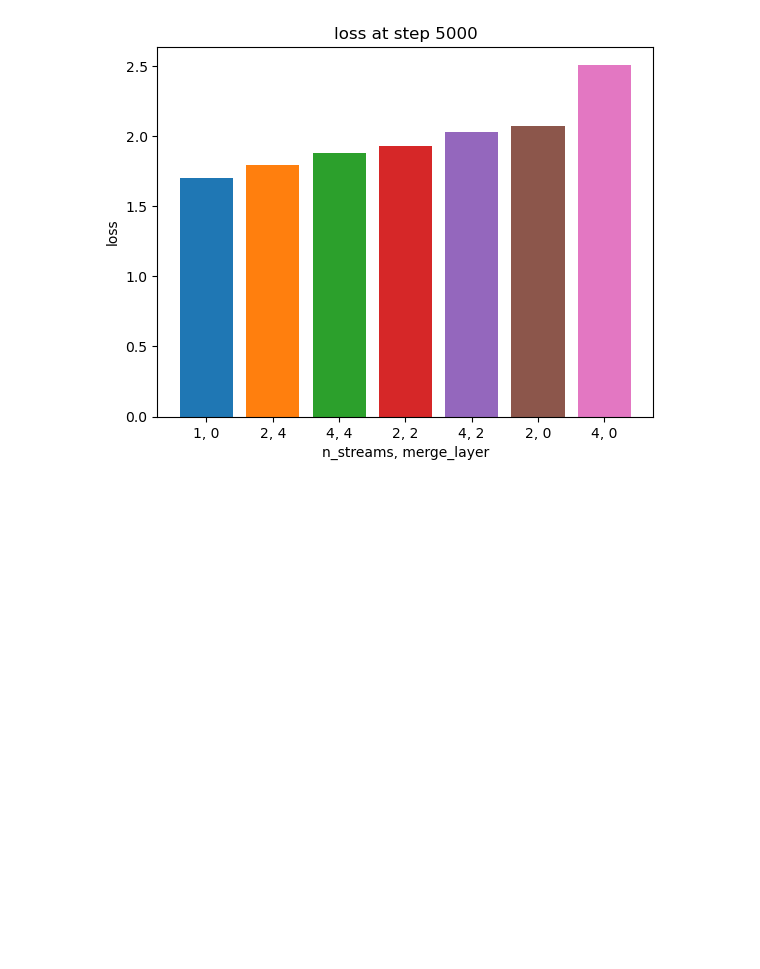
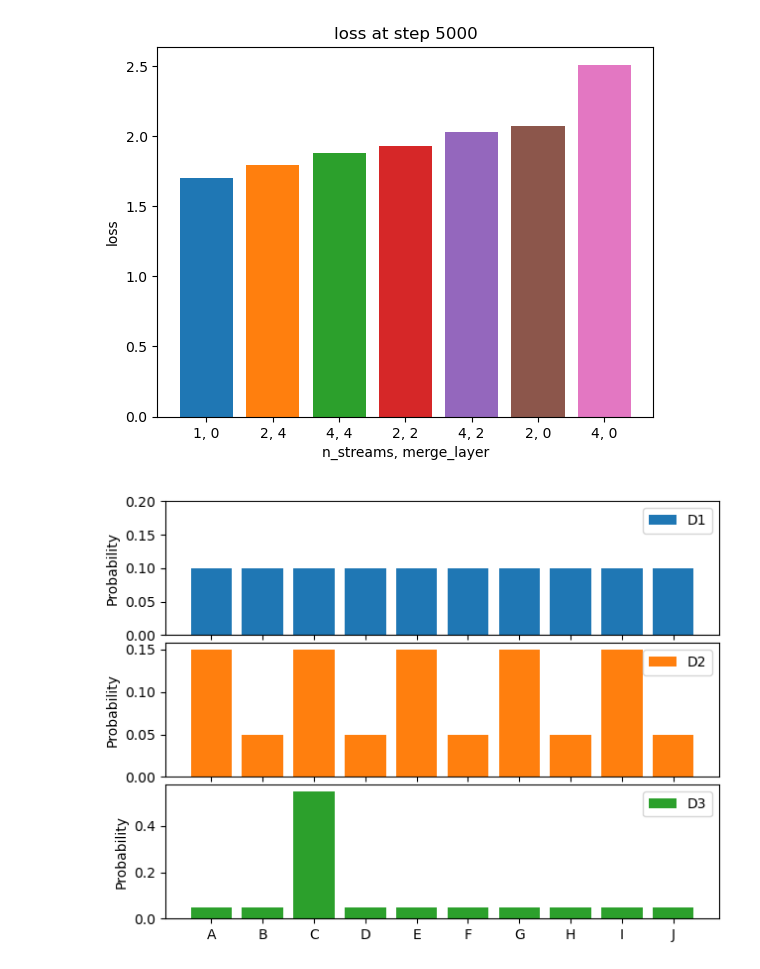
Before and after one commit to JackCai1206/superposition_decoding, a Jupyter notebook: plotting.ipynb, the cells around one changed output. Saved outputs shown, nothing was run; the diff lists cells and outputs as text; code cells hidden in the pictures; blank space fills up the shorter version.

```diff
--- a/plotting.ipynb
+++ b/plotting.ipynb
@@ -1105,3 +1105,43 @@ for s in [5000]:
 # %% [output]
 [figure]
 [figure]
+# %%
+import matplotlib.pyplot as plt
+import numpy as np
+import seaborn as sns
+
+# Specified data
+labels = ['A', 'B', 'C', 'D', 'E', 'F', 'G', 'H', 'I', 'J']
+D1 = [0.1] * 10
+D2 = [0.15, 0.05] * 5
+D3 = [0.05] * 10
+D3[2] = 0.55  # Set the value for C
+
+# Create subplots
+fig, axs = plt.subplots(3, 1, sharex=True)
+
+# Plot D1
+axs[0].bar(labels, D1, color=sns.color_palette(None, 3)[0], label='D1')
+axs[0].set_ylabel('Probability')
+axs[0].legend()
+axs[0].set_ylim(0, 0.2)
+
+# Plot D2
+axs[1].bar(labels, D2, color=sns.color_palette(None, 3)[1], label='D2')
+axs[1].set_ylabel('Probability')
+axs[1].legend()
+
+# Plot D3
+axs[2].bar(labels, D3, color=sns.color_palette(None, 3)[2], label='D3')
+axs[2].set_ylabel('Probability')
+axs[2].legend()
+
+# Set common labels
+# plt.xlabel('Labels')
+plt.tight_layout()
+plt.subplots_adjust(hspace=0.06)
+
+# Display the plot
+plt.show()
+# %% [output]
+[figure, added]
```
Also changed, not shown: 4 other files.
